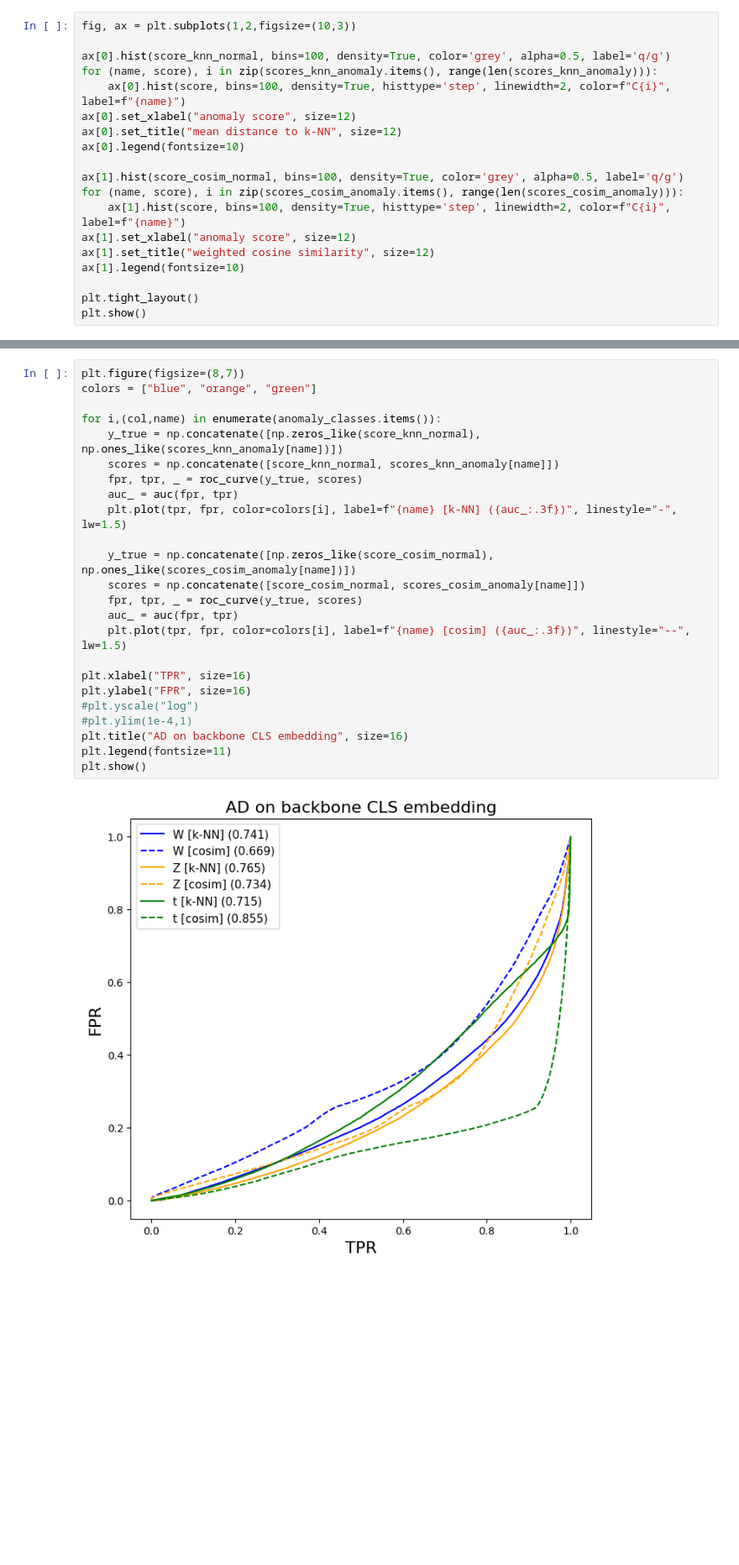
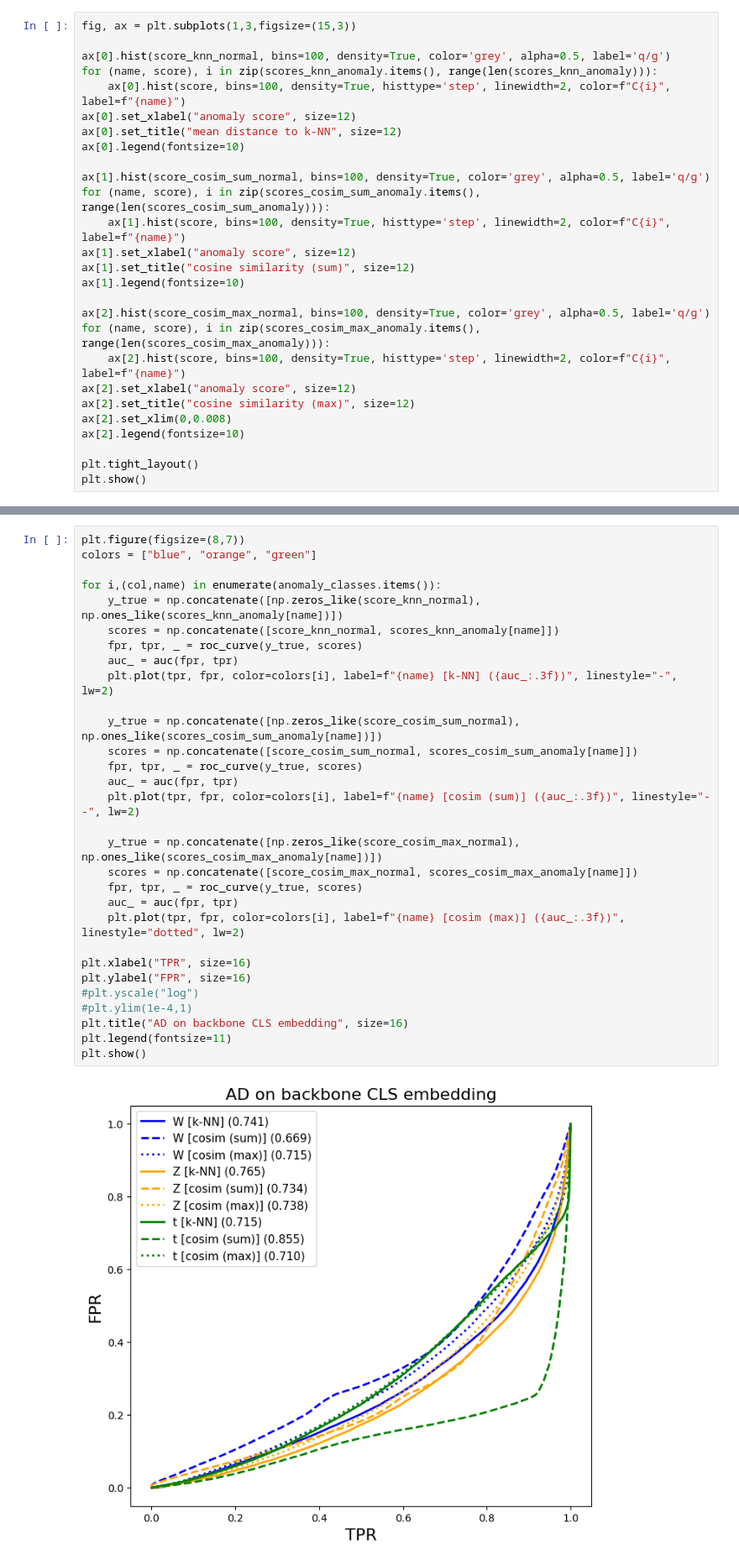
Before and after one commit to hftsoi/ssl_ad, a Jupyter notebook: ibot.ipynb, the cells around one changed output, grey strips where cells are left out. Shown at 84% size. Saved outputs shown, nothing was run; the diff lists cells and outputs as text; blank space fills up the shorter version.

```diff
--- a/ibot.ipynb
+++ b/ibot.ipynb
@@ -864,5 +873,5 @@ for i,(col,name) in enumerate(anomaly_classes.items()):
 # %%
-fig, ax = plt.subplots(1,2,figsize=(10,3))
+fig, ax = plt.subplots(1,3,figsize=(15,3))
 
 ax[0].hist(score_knn_normal, bins=100, density=True, color='grey', alpha=0.5, label='q/g')
 for (name, score), i in zip(scores_knn_anomaly.items(), range(len(scores_knn_anomaly))):
@@ -871,12 +880,20 @@ ax[0].set_xlabel("anomaly score", size=12)
 ax[0].set_title("mean distance to k-NN", size=12)
 ax[0].legend(fontsize=10)
 
-ax[1].hist(score_cosim_normal, bins=100, density=True, color='grey', alpha=0.5, label='q/g')
-for (name, score), i in zip(scores_cosim_anomaly.items(), range(len(scores_cosim_anomaly))):
+ax[1].hist(score_cosim_sum_normal, bins=100, density=True, color='grey', alpha=0.5, label='q/g')
+for (name, score), i in zip(scores_cosim_sum_anomaly.items(), range(len(scores_cosim_sum_anomaly))):
     ax[1].hist(score, bins=100, density=True, histtype='step', linewidth=2, color=f"C{i}", label=f"{name}")
 ax[1].set_xlabel("anomaly score", size=12)
-ax[1].set_title("weighted cosine similarity", size=12)
+ax[1].set_title("cosine similarity (sum)", size=12)
 ax[1].legend(fontsize=10)
+
+ax[2].hist(score_cosim_max_normal, bins=100, density=True, color='grey', alpha=0.5, label='q/g')
+for (name, score), i in zip(scores_cosim_max_anomaly.items(), range(len(scores_cosim_max_anomaly))):
+    ax[2].hist(score, bins=100, density=True, histtype='step', linewidth=2, color=f"C{i}", label=f"{name}")
+ax[2].set_xlabel("anomaly score", size=12)
+ax[2].set_title("cosine similarity (max)", size=12)
+ax[2].set_xlim(0,0.008)
+ax[2].legend(fontsize=10)
 
 plt.tight_layout()
 plt.show()
@@ -885,26 +902,32 @@ plt.show()
 # %%
 plt.figure(figsize=(8,7))
 colors = ["blue", "orange", "green"]
 
 for i,(col,name) in enumerate(anomaly_classes.items()):
     y_true = np.concatenate([np.zeros_like(score_knn_normal), np.ones_like(scores_knn_anomaly[name])])
     scores = np.concatenate([score_knn_normal, scores_knn_anomaly[name]])
     fpr, tpr, _ = roc_curve(y_true, scores)
     auc_ = auc(fpr, tpr)
-    plt.plot(tpr, fpr, color=colors[i], label=f"{name} [k-NN] ({auc_:.3f})", linestyle="-", lw=1.5)
+    plt.plot(tpr, fpr, color=colors[i], label=f"{name} [k-NN] ({auc_:.3f})", linestyle="-", lw=2)
 
-    y_true = np.concatenate([np.zeros_like(score_cosim_normal), np.ones_like(scores_cosim_anomaly[name])])
-    scores = np.concatenate([score_cosim_normal, scores_cosim_anomaly[name]])
+    y_true = np.concatenate([np.zeros_like(score_cosim_sum_normal), np.ones_like(scores_cosim_sum_anomaly[name])])
+    scores = np.concatenate([score_cosim_sum_normal, scores_cosim_sum_anomaly[name]])
     fpr, tpr, _ = roc_curve(y_true, scores)
     auc_ = auc(fpr, tpr)
-    plt.plot(tpr, fpr, color=colors[i], label=f"{name} [cosim] ({auc_:.3f})", linestyle="--", lw=1.5)
+    plt.plot(tpr, fpr, color=colors[i], label=f"{name} [cosim (sum)] ({auc_:.3f})", linestyle="--", lw=2)
+
+    y_true = np.concatenate([np.zeros_like(score_cosim_max_normal), np.ones_like(scores_cosim_max_anomaly[name])])
+    scores = np.concatenate([score_cosim_max_normal, scores_cosim_max_anomaly[name]])
+    fpr, tpr, _ = roc_curve(y_true, scores)
+    auc_ = auc(fpr, tpr)
+    plt.plot(tpr, fpr, color=colors[i], label=f"{name} [cosim (max)] ({auc_:.3f})", linestyle="dotted", lw=2)
 
 plt.xlabel("TPR", size=16)
 plt.ylabel("FPR", size=16)
 #plt.yscale("log")
 #plt.ylim(1e-4,1)
 plt.title("AD on backbone CLS embedding", size=16)
 plt.legend(fontsize=11)
 plt.show()
 # %% [output]
-[figure, old version]
+[figure, new version]
```
Also changed, not shown: parts of 2 cells of this notebook.
